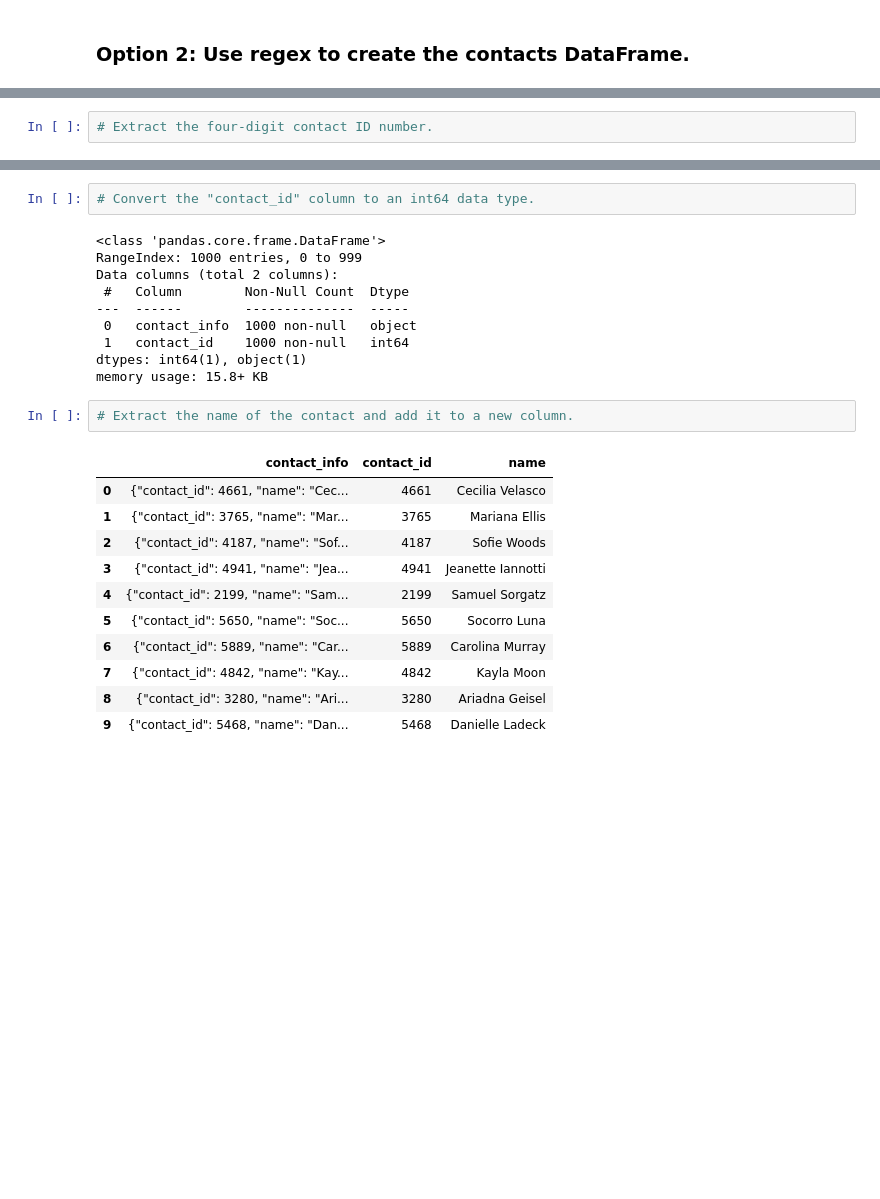
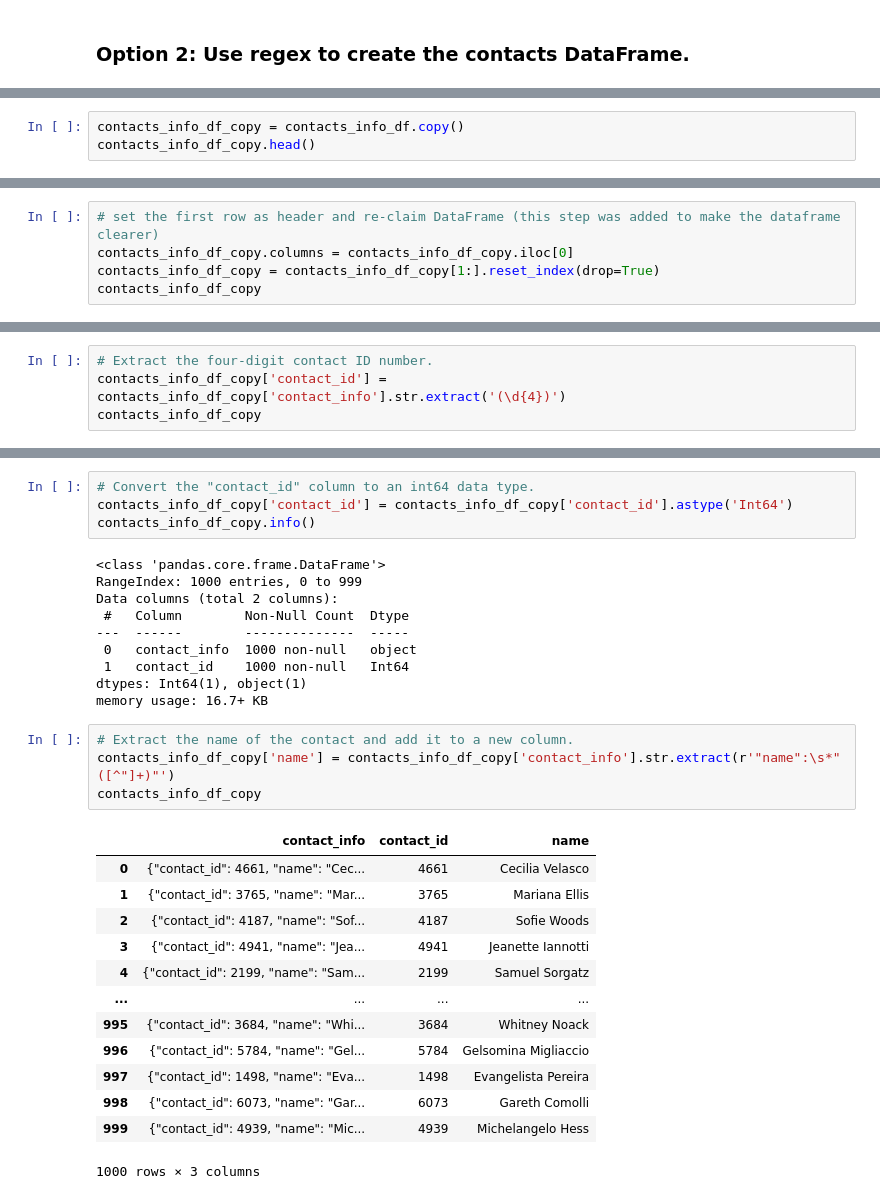
Before and after one commit to Sunjy0827/Columbia_Engineering_Data_Analytics_Project_2, a Jupyter notebook: ETL_Mini_Project_Starter_Code.ipynb, the cells around one changed output, grey strips where cells are left out. Drawn from its saved outputs; the diff is of its cells as text; blank space fills up the shorter version.

```diff
--- a/ETL_Mini_Project_Starter_Code.ipynb
+++ b/ETL_Mini_Project_Starter_Code.ipynb
@@ -408,0 +425,3 @@ contact_info_df_copy.head()
+# %%
+contacts_info_df_copy = contacts_info_df.copy()
+contacts_info_df_copy.head()
@@ -408,0 +435,5 @@ contact_info_df_copy.head()
+# %%
+# set the first row as header and re-claim DataFrame (this step was added to make the dataframe clearer)
+contacts_info_df_copy.columns = contacts_info_df_copy.iloc[0]
+contacts_info_df_copy = contacts_info_df_copy[1:].reset_index(drop=True)
+contacts_info_df_copy
@@ -409,5 +454,7 @@ contact_info_df_copy.head()
 # %%
 # Extract the four-digit contact ID number.
+contacts_info_df_copy['contact_id'] = contacts_info_df_copy['contact_info'].str.extract('(\d{4})')
+contacts_info_df_copy
 # %% [output]
 |  | contact_info | contact_id |
 | 0 | {"contact_id": 4661, "name": "Cec... | 4661 |
@@ -429,6 +484,8 @@ dtypes: object(2)
 memory usage: 15.8+ KB
 # %%
 # Convert the "contact_id" column to an int64 data type.
+contacts_info_df_copy['contact_id'] = contacts_info_df_copy['contact_id'].astype('Int64')
+contacts_info_df_copy.info()
 # %% [output]
 <class 'pandas.core.frame.DataFrame'>
 RangeIndex: 1000 entries, 0 to 999
@@ -436,22 +493,26 @@ Data columns (total 2 columns):
  #   Column        Non-Null Count  Dtype
 ---  ------        --------------  -----
  0   contact_info  1000 non-null   object
- 1   contact_id    1000 non-null   int64
-dtypes: int64(1), object(1)
-memory usage: 15.8+ KB
+ 1   contact_id    1000 non-null   Int64
+dtypes: Int64(1), object(1)
+memory usage: 16.7+ KB
 # %%
 # Extract the name of the contact and add it to a new column.
+contacts_info_df_copy['name'] = contacts_info_df_copy['contact_info'].str.extract(r'"name":\s*"([^"]+)"')
+contacts_info_df_copy
 # %% [output]
 |  | contact_info | contact_id | name |
 | 0 | {"contact_id": 4661, "name": "Cec... | 4661 | Cecilia Velasco |
 | 1 | {"contact_id": 3765, "name": "Mar... | 3765 | Mariana Ellis |
 | 2 | {"contact_id": 4187, "name": "Sof... | 4187 | Sofie Woods |
 | 3 | {"contact_id": 4941, "name": "Jea... | 4941 | Jeanette Iannotti |
 | 4 | {"contact_id": 2199, "name": "Sam... | 2199 | Samuel Sorgatz |
-| 5 | {"contact_id": 5650, "name": "Soc... | 5650 | Socorro Luna |
-| 6 | {"contact_id": 5889, "name": "Car... | 5889 | Carolina Murray |
-| 7 | {"contact_id": 4842, "name": "Kay... | 4842 | Kayla Moon |
-| 8 | {"contact_id": 3280, "name": "Ari... | 3280 | Ariadna Geisel |
-| 9 | {"contact_id": 5468, "name": "Dan... | 5468 | Danielle Ladeck |
+| ... | ... | ... | ... |
+| 995 | {"contact_id": 3684, "name": "Whi... | 3684 | Whitney Noack |
+| 996 | {"contact_id": 5784, "name": "Gel... | 5784 | Gelsomina Migliaccio |
+| 997 | {"contact_id": 1498, "name": "Eva... | 1498 | Evangelista Pereira |
+| 998 | {"contact_id": 6073, "name": "Gar... | 6073 | Gareth Comolli |
+| 999 | {"contact_id": 4939, "name": "Mic... | 4939 | Michelangelo Hess |
+1000 rows × 3 columns
 # %%
 # Extract the email from the contacts and add the values to a new column.
```
Also changed, not shown: parts of 23 cells of this notebook, 3 other files.
